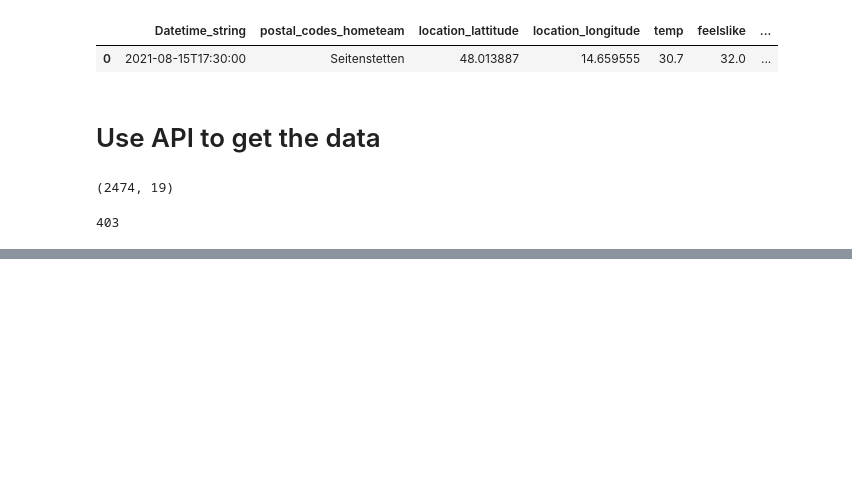
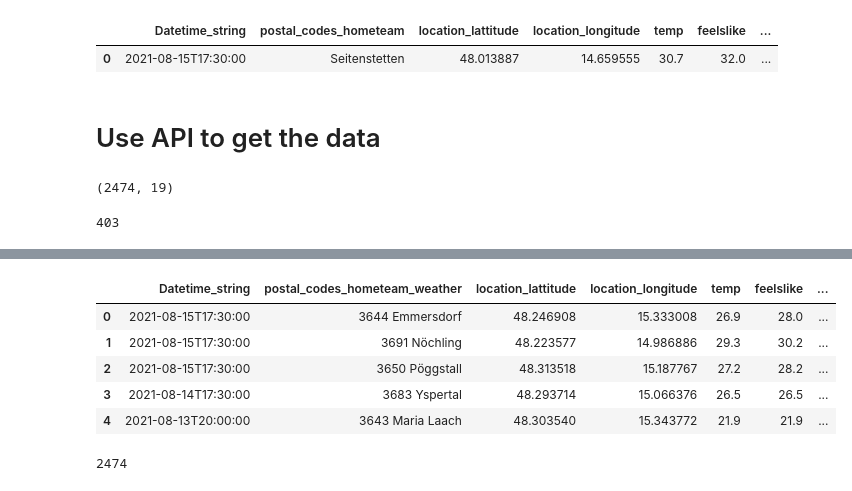
Before and after one commit to johanneseder711/Fan-Predictor, a Jupyter notebook: 00_webscrape_data/weather_data.ipynb, the cells around one changed output, grey strips where cells are left out. Drawn from its saved outputs; the diff is of its cells as text; code cells hidden in the pictures; blank space fills up the shorter version.

```diff
--- a/00_webscrape_data/weather_data.ipynb
+++ b/00_webscrape_data/weather_data.ipynb
@@ -216,7 +216,7 @@ data['geopy_lat_long_coordinates_awayteam'] = data.geopy_lat_long_coordinates_aw
 %%time
 df_combined = pd.DataFrame()
 # iterate over each row and call the weather API for each
-for row in data.iloc[:900].itertuples():
+for row in data.iloc[1800:].itertuples():
     df_ret = get_weather(location_name=row.postal_codes_hometeam,location=row.geopy_lat_long_coordinates_hometeam, datetime=row.Datetime_string, API_KEY=API_KEY)
 
     # combine the results in a df
@@ -225,0 +229,3 @@ df_combined.to_csv('weather_data_0-900.csv', sep=';', index=False)
+# %%
+df_weather_1 = pd.read_csv("weather_data_0-900.csv", sep=';')
+df_weather_2 = pd.read_csv("weather_data_900-1800.csv", sep=';')
@@ -225,0 +234,14 @@ df_combined.to_csv('weather_data_0-900.csv', sep=';', index=False)
+# %%
+df_weather.rename({'postal_codes_hometeam':'postal_codes_hometeam_weather'}, axis=1, inplace=True)
+df_weather.head()
+# %% [output]
+|  | Datetime_string | postal_codes_hometeam_weather | location_lattitude | location_longitude | temp | feelslike | ... |
+| 0 | 2021-08-15T17:30:00 | 3644 Emmersdorf | 48.246908 | 15.333008 | 26.9 | 28.0 | ... |
+| 1 | 2021-08-15T17:30:00 | 3691 Nöchling | 48.223577 | 14.986886 | 29.3 | 30.2 | ... |
+| 2 | 2021-08-15T17:30:00 | 3650 Pöggstall | 48.313518 | 15.187767 | 27.2 | 28.2 | ... |
+| 3 | 2021-08-14T17:30:00 | 3683 Yspertal | 48.293714 | 15.066376 | 26.5 | 26.5 | ... |
+| 4 | 2021-08-13T20:00:00 | 3643 Maria Laach | 48.303540 | 15.343772 | 21.9 | 21.9 | ... |
+# %%
+len(df_weather)
+# %% [output]
+2474
```
Also changed, not shown: parts of 11 cells of this notebook.
